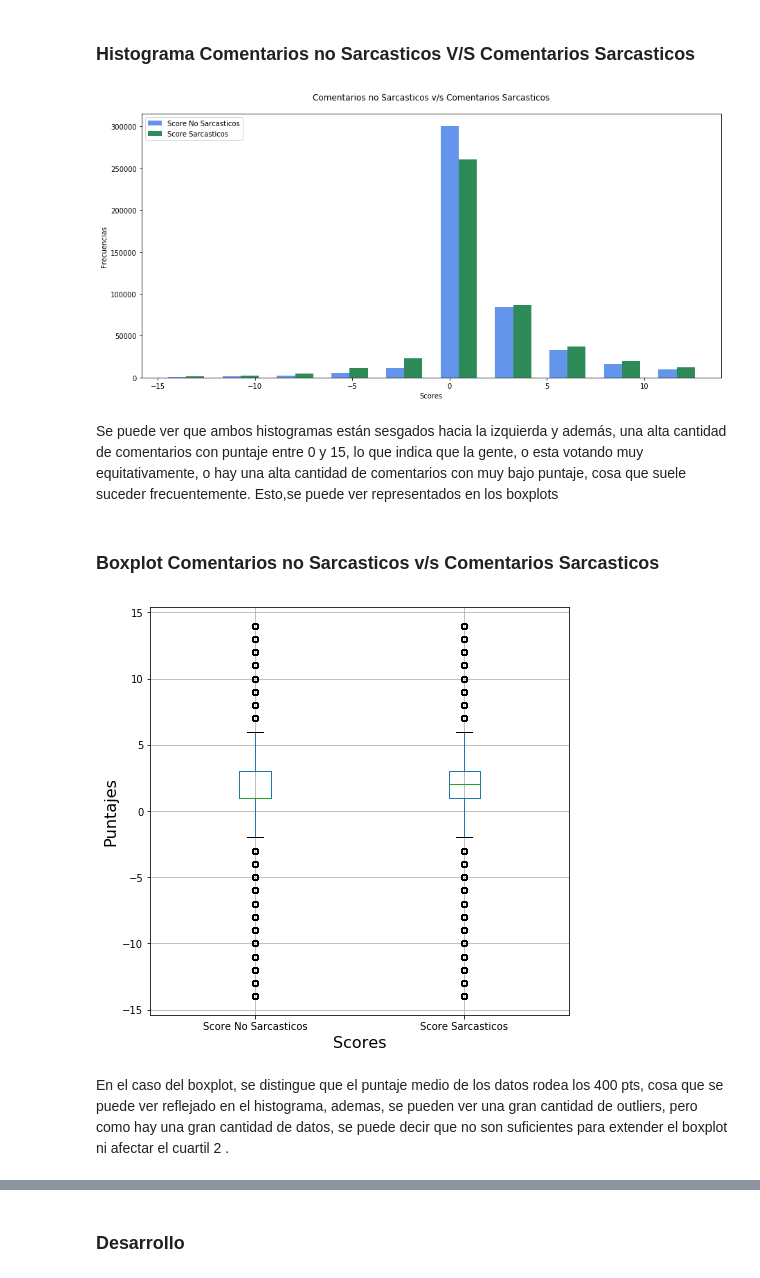
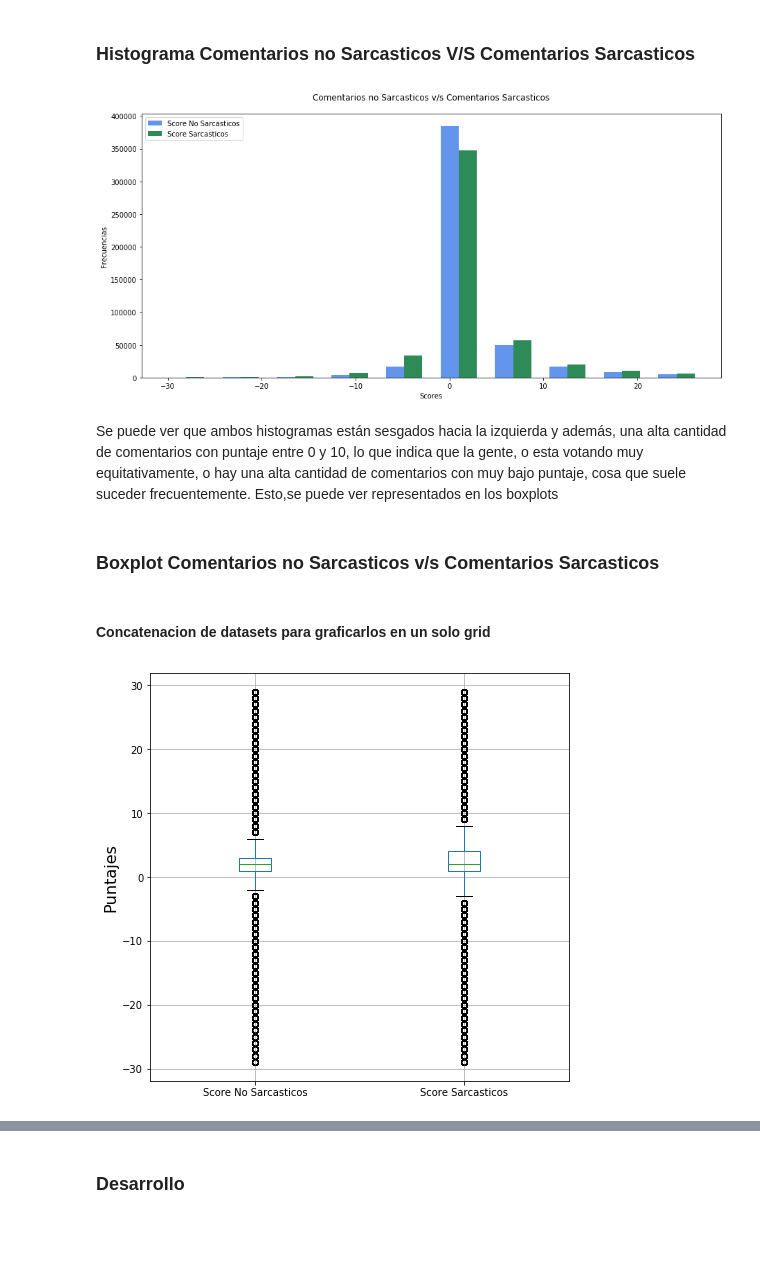
Before and after one commit to DankerMarthox/ESTACA, a Jupyter notebook: Laboratorio1/Laboratorio 1.ipynb, the cells around one changed output, grey strips where cells are left out. Drawn from its saved outputs; the diff is of its cells as text; code cells hidden in the pictures; blank space fills up the shorter version.

```diff
--- a/Laboratorio1/Laboratorio 1.ipynb
+++ b/Laboratorio1/Laboratorio 1.ipynb
@@ -233,15 +237,15 @@ newHistS = pd.DataFrame(dt.loc[
                                  "parent_comment","created_utc"],axis=1)
 newHistS.columns=["Score Sarcasticos"]
 # %%
-#se filtran los puntajes entre -15 < [puntaje] < 15 para mejor presentacion
+#se filtran los puntajes entre -30 < [puntaje] < 30 para mejor presentacion
 df1 = pd.DataFrame(newHistS.loc[
-                                (-15 < newHistS["Score Sarcasticos"])
-                                 & (newHistS["Score Sarcasticos"] < 15)])
+                                (-30 < newHistS["Score Sarcasticos"])
+                                 & (newHistS["Score Sarcasticos"] < 30)])
 
 df2 = pd.DataFrame(newHistNoS.loc[
-                                (-15 < newHistNoS["Score No Sarcasticos"])
+                                (-30 < newHistNoS["Score No Sarcasticos"])
                                 &
-                                (newHistNoS["Score No Sarcasticos"] < 15)])
+                                (newHistNoS["Score No Sarcasticos"] < 30)])
 # %%
 #Se prepara el grafico, en este caso se utiliza un grafico de barras para hacer un histograma con numpy
 #esto, con el fin de mejorar la presentacion y facilitar la comparación de los histogramas
@@ -267,11 +271,13 @@ plt.ylabel("Frecuencias", fontsize=10)
 
 plt.show()
 # %% [output]
-[figure, old version]
+[figure, new version]
 # %% [markdown]
-Se puede ver que ambos histogramas están sesgados hacia la izquierda y además, una alta cantidad de comentarios con puntaje entre 0 y 15, lo que indica que la gente, o esta votando muy equitativamente, o hay una alta cantidad de comentarios con muy bajo puntaje, cosa que suele suceder frecuentemente. Esto,se puede ver representados en los boxplots
+Se puede ver que ambos histogramas están sesgados hacia la izquierda y además, una alta cantidad de comentarios con puntaje entre 0 y 10, lo que indica que la gente, o esta votando muy equitativamente, o hay una alta cantidad de comentarios con muy bajo puntaje, cosa que suele suceder frecuentemente. Esto,se puede ver representados en los boxplots
 # %% [markdown]
 ### Boxplot Comentarios no Sarcasticos v/s Comentarios Sarcasticos
+# %% [markdown]
+#### Concatenacion de datasets para graficarlos en un solo grid
 # %%
 dfs = pd.concat([df2.reset_index().drop("index",axis=1),
                  df1.reset_index().drop("index",axis=1)],
@@ -279,11 +285,8 @@ dfs = pd.concat([df2.reset_index().drop("index",axis=1),
 # %%
 plt.figure(
             figsize=(7.5,7.5))
 dfs.boxplot()
 plt.ylabel('Puntajes', fontsize=16)
-plt.xlabel('Scores', fontsize=16)
 plt.show()
 # %% [output]
-[figure, old version]
+[figure, new version]
-# %% [markdown]
-En el caso del boxplot, se distingue que el puntaje medio de los datos rodea los 400 pts, cosa que se puede ver reflejado en el histograma, ademas, se pueden ver una gran cantidad de outliers, pero como hay una gran cantidad de datos, se puede decir que no son suficientes para extender el boxplot ni afectar el cuartil 2 .
```
Also changed, not shown: parts of 5 cells of this notebook.
